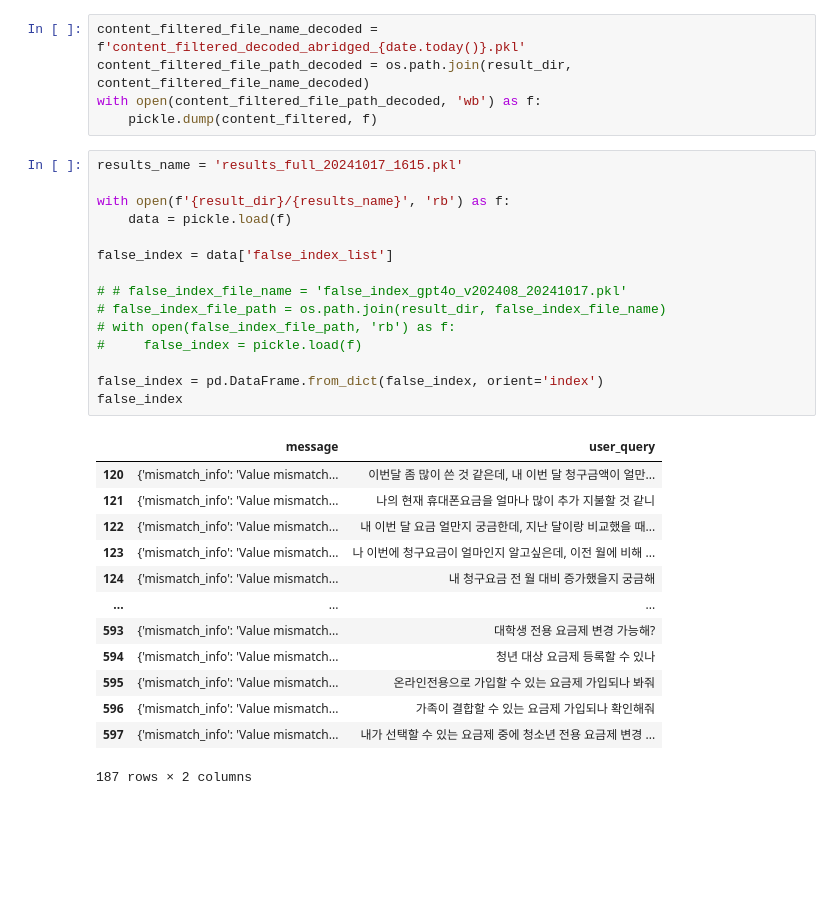
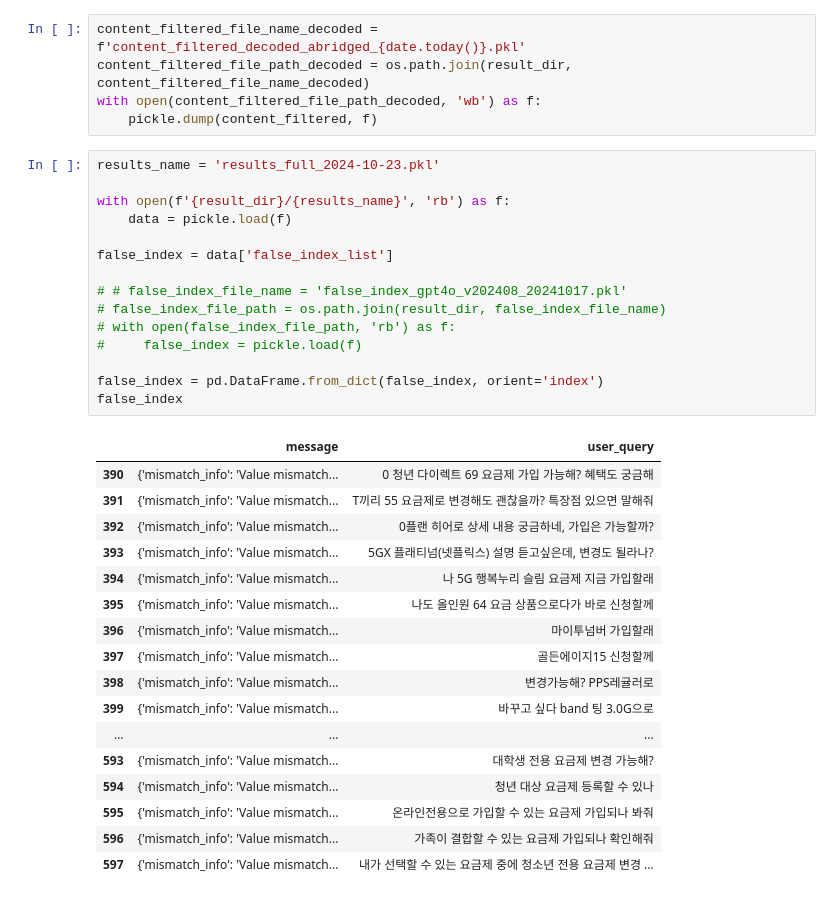
Before and after one commit to dcsolus/sktworld, a Jupyter notebook: export_df.ipynb, the cells around one changed output. Cells and saved outputs as stored; diff of their text form; blank space fills up the shorter version.

```diff
--- a/export_df.ipynb
+++ b/export_df.ipynb
@@ -34,34 +34,38 @@ content_filtered_file_path_decoded = os.path.join(result_dir, content_filtered_f
 with open(content_filtered_file_path_decoded, 'wb') as f:
     pickle.dump(content_filtered, f)
 # %%
-results_name = 'results_full_20241017_1615.pkl'
+results_name = 'results_full_2024-10-23.pkl'
 
 with open(f'{result_dir}/{results_name}', 'rb') as f:
     data = pickle.load(f)
 
 false_index = data['false_index_list']
 
 # # false_index_file_name = 'false_index_gpt4o_v202408_20241017.pkl'
 # false_index_file_path = os.path.join(result_dir, false_index_file_name)
 # with open(false_index_file_path, 'rb') as f:
 #     false_index = pickle.load(f)
 
 false_index = pd.DataFrame.from_dict(false_index, orient='index')
 false_index
 # %% [output]
 |  | message | user_query |
-| 120 | {'mismatch_info': 'Value mismatch... | 이번달 좀 많이 쓴 것 같은데, 내 이번 달 청구금액이 얼만... |
-| 121 | {'mismatch_info': 'Value mismatch... | 나의 현재 휴대폰요금을 얼마나 많이 추가 지불할 것 같니 |
-| 122 | {'mismatch_info': 'Value mismatch... | 내 이번 달 요금 얼만지 궁금한데, 지난 달이랑 비교했을 때... |
-| 123 | {'mismatch_info': 'Value mismatch... | 나 이번에 청구요금이 얼마인지 알고싶은데, 이전 월에 비해 ... |
-| 124 | {'mismatch_info': 'Value mismatch... | 내 청구요금 전 월 대비 증가했을지 궁금해 |
+| 390 | {'mismatch_info': 'Value mismatch... | 0 청년 다이렉트 69 요금제 가입 가능해? 혜택도 궁금해 |
+| 391 | {'mismatch_info': 'Value mismatch... | T끼리 55 요금제로 변경해도 괜찮을까? 특장점 있으면 말해줘 |
+| 392 | {'mismatch_info': 'Value mismatch... | 0플랜 히어로 상세 내용 궁금하네, 가입은 가능할까? |
+| 393 | {'mismatch_info': 'Value mismatch... | 5GX 플래티넘(넷플릭스) 설명 듣고싶은데, 변경도 될라나? |
+| 394 | {'mismatch_info': 'Value mismatch... | 나 5G 행복누리 슬림 요금제 지금 가입할래 |
+| 395 | {'mismatch_info': 'Value mismatch... | 나도 올인원 64 요금 상품으로다가 바로 신청할께 |
+| 396 | {'mismatch_info': 'Value mismatch... | 마이투넘버 가입할래 |
+| 397 | {'mismatch_info': 'Value mismatch... | 골든에이지15 신청할께 |
+| 398 | {'mismatch_info': 'Value mismatch... | 변경가능해? PPS레귤러로 |
+| 399 | {'mismatch_info': 'Value mismatch... | 바꾸고 싶다 band 팅 3.0G으로 |
 | ... | ... | ... |
 | 593 | {'mismatch_info': 'Value mismatch... | 대학생 전용 요금제 변경 가능해? |
 | 594 | {'mismatch_info': 'Value mismatch... | 청년 대상 요금제 등록할 수 있나 |
 | 595 | {'mismatch_info': 'Value mismatch... | 온라인전용으로 가입할 수 있는 요금제 가입되나 봐줘 |
 | 596 | {'mismatch_info': 'Value mismatch... | 가족이 결합할 수 있는 요금제 가입되나 확인해줘 |
 | 597 | {'mismatch_info': 'Value mismatch... | 내가 선택할 수 있는 요금제 중에 청소년 전용 요금제 변경 ... |
-187 rows × 2 columns
 # %%
 def decode_json(row_str) -> str:
     """
```
Also changed, not shown: parts of 2 cells of this notebook, 15 other files.
